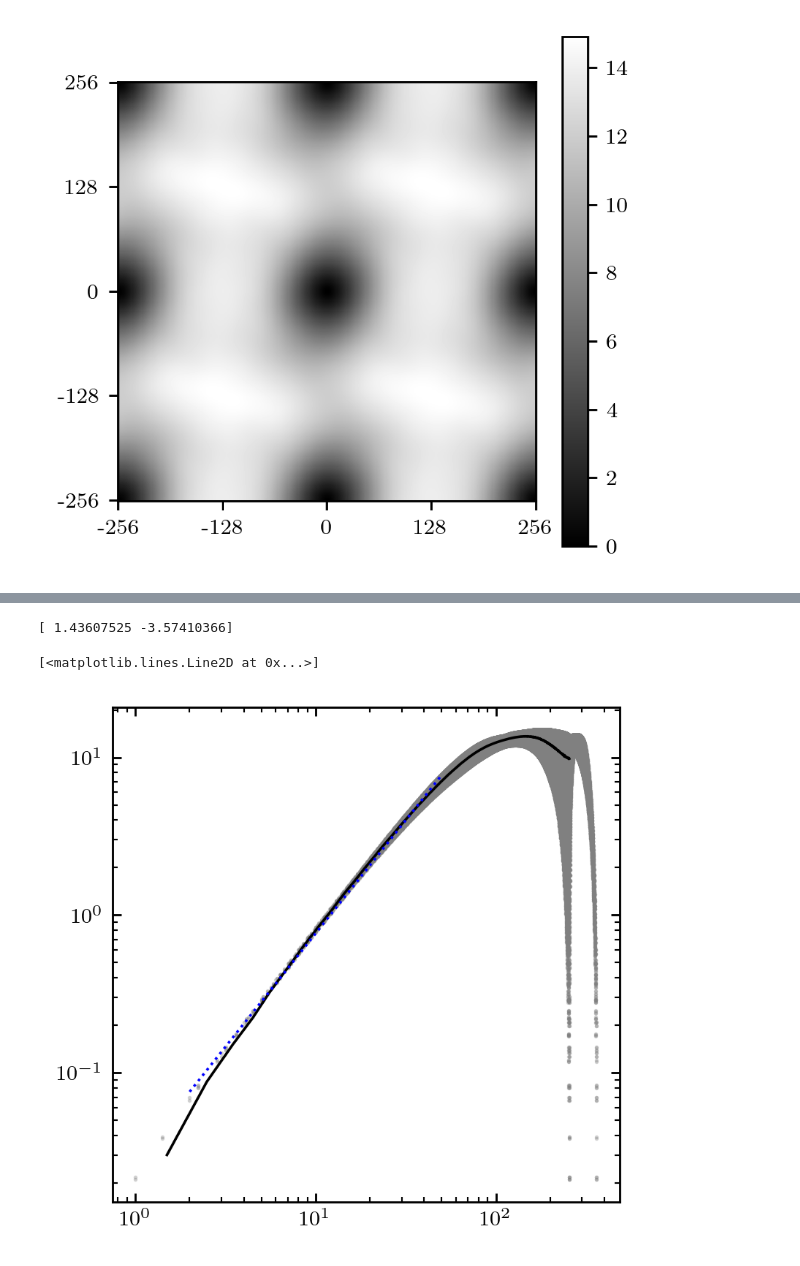
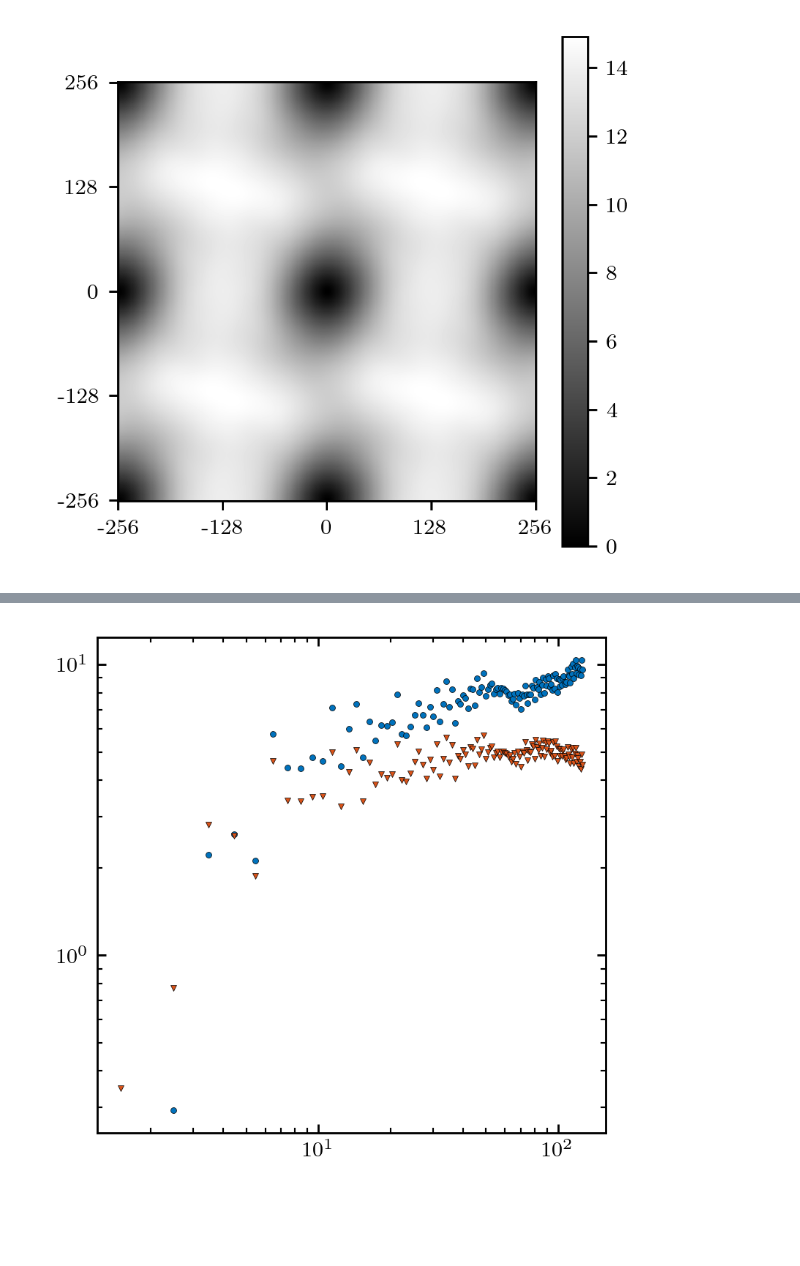
Before and after one commit to mab68/Kea, a Jupyter notebook: example_notebooks/strfn.ipynb, the cells around one changed output, grey strips where cells are left out. Drawn from its saved outputs; the diff is of its cells as text; code cells hidden in the pictures; blank space fills up the shorter version.

```diff
--- a/example_notebooks/strfn.ipynb
+++ b/example_notebooks/strfn.ipynb
@@ -45,2 +69,31 @@ fig.colorbar(im)
 # %%
-k, fek = strfn_spectra.omni_spectrum_2(sf2)
+k, fek = omni_spectrum_2(sf2)
+# %%
+kp, fekp, _ = spectra_base.calculate_integrated_spectrum([x2,], spec_type='omni', lenn=(L, L))
+ks, feks, _ = spectra_base.calculate_integrated_spectrum([sf2,], spec_type='omni', method='strfn', lenn=L)
+# %%
+fig, ax = plt.subplots(1, 1, figsize=(3.5, 3.5), dpi=256)
+
+ax.yaxis.set_ticks_position('both')
+ax.xaxis.set_ticks_position('both')
+ax.tick_params(axis='y', direction='in')
+ax.tick_params(axis='y', direction='in', which='minor')
+ax.tick_params(axis='x', direction='in')
+ax.tick_params(axis='x', direction='in', which='minor')
+
+c = plotting.COLOR_CYCLE_6
+
+ax.plot(kp, fekp, linewidth=1., linestyle=(0,(5,5)), color='black')
+#ax.scatter(k, fek, color=c[0], s=5., marker='v', edgecolor='black', linewidth=0.2)
+
+i_sf_fek = strfn_spectra.interpolate(k, fek, kp)
+ax.scatter(kp, i_sf_fek, color=c[0], s=5., marker='v', edgecolor='black', linewidth=0.2)
+
+#ax.scatter(ks, feks, color=c[1], s=5., marker='o', edgecolor='black', linewidth=0.2)
+
+i_sf_fekold = strfn_spectra.interpolate(ks, feks, kp)
+ax.scatter(kp, i_sf_fekold, color=c[1], s=5., marker='o', edgecolor='black', linewidth=0.2)
+
+ax.set_xscale('log')
+ax.set_yscale('log')
+#ax.set_ylim((1e-8, 1e0))
@@ -47,24 +102,17 @@ k, fek = strfn_spectra.omni_spectrum_2(sf2)
 # %%
-lvm = statfunc_base.get_lagvec_magnitude_array(sf2.shape)
-l, sf, _ = statistics_base.bin_data(lvm, sf2, mean_func=np.nanmean, cut_excess=True, min_bin=1., ignore_nan=True)
 fig, ax = plt.subplots(1, 1, figsize=(3.5, 3.5), dpi=256)
 
 ax.yaxis.set_ticks_position('both')
 ax.xaxis.set_ticks_position('both')
 ax.tick_params(axis='y', direction='in')
 ax.tick_params(axis='y', direction='in', which='minor')
 ax.tick_params(axis='x', direction='in')
 ax.tick_params(axis='x', direction='in', which='minor')
 
-ax.scatter(lvm, sf2, color='gray', marker='.', s=1., alpha=0.2)
-ax.loglog(l, sf, linewidth=1., linestyle='-', color='black')
+ax.scatter(kp, i_sf_fek / fekp, marker='o', s=5., linewidth=0.2, edgecolor='black', color=c[0])
+ax.scatter(kp, i_sf_fekold / fekp, marker='v', s=5., linewidth=0.2, edgecolor='black', color=c[1])
 
-z, xx, p = fit_base.fit_powerlaw(l, sf, 2., 50.)
-print(z)
-ax.loglog(xx, p, color='blue', linewidth=1., linestyle=':')
-
-#ax.set_ylim((1e-2, 1e2))
+ax.set_xscale('log')
+ax.set_yscale('log')
 # %% [output]
-[ 1.43607525 -3.57410366]
-[<matplotlib.lines.Line2D at 0x...>]
-[figure, old version]
+[figure, new version]
```
Also changed, not shown: parts of 6 cells of this notebook, 12 other files.
